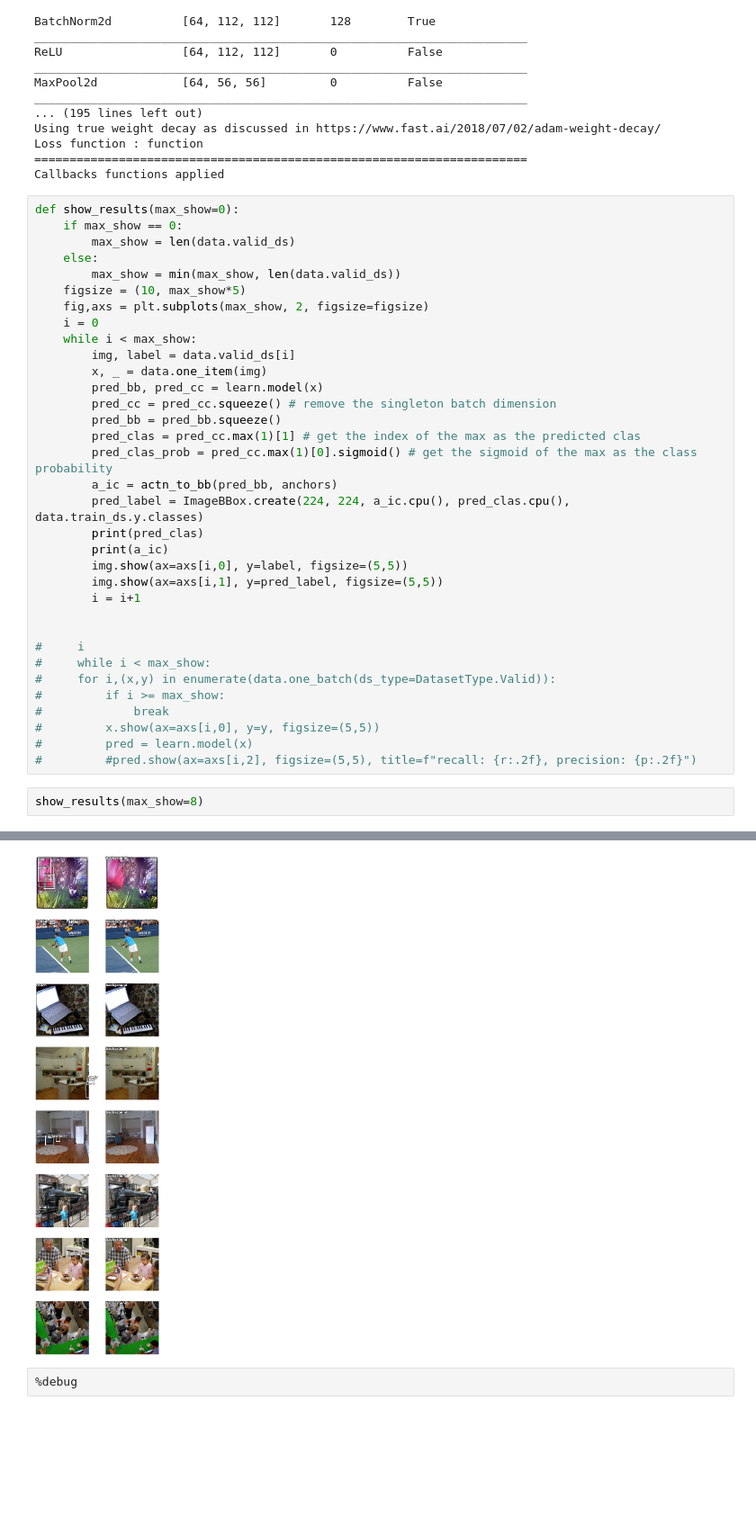
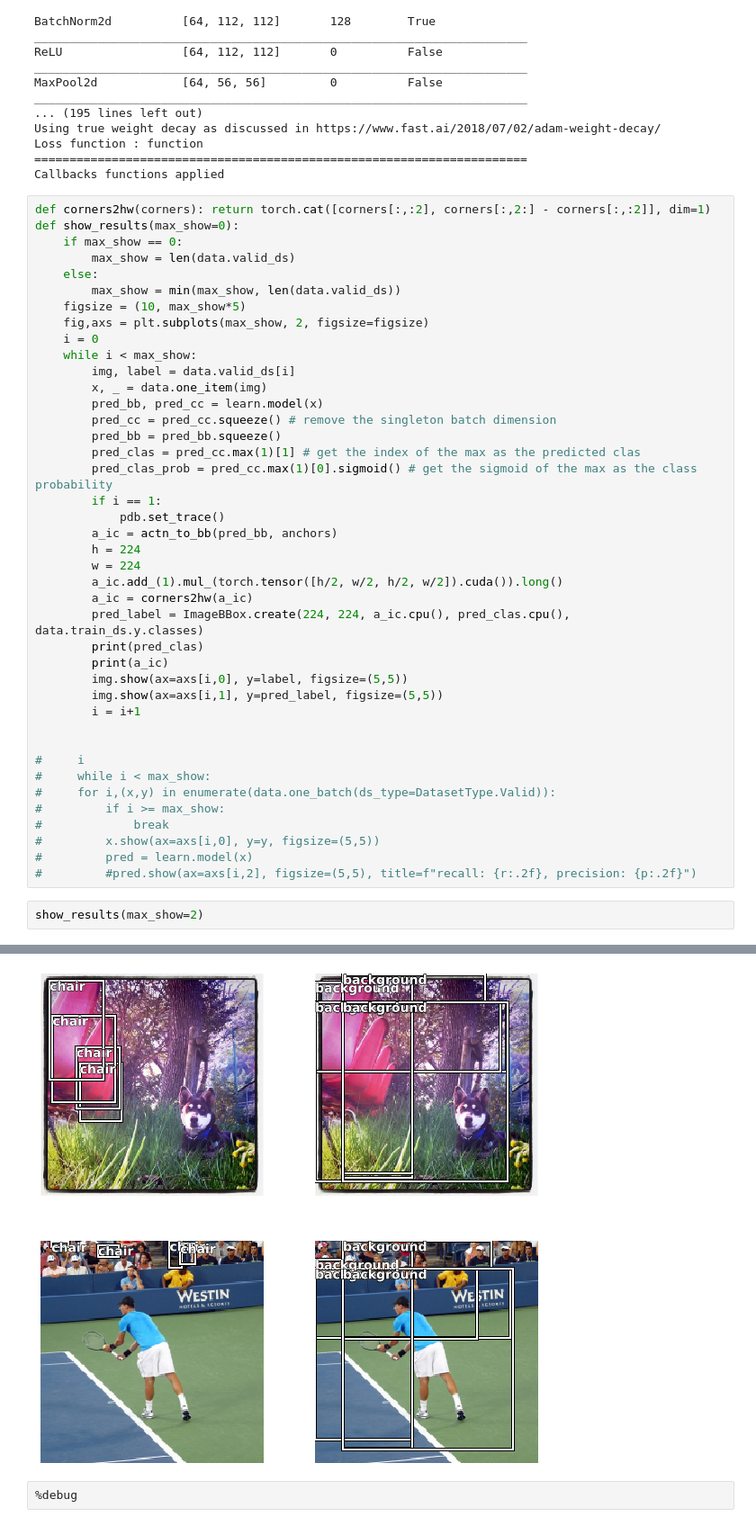
Before and after one commit to chosia/fastai-coco-object-detection, a Jupyter notebook: coco-object-detection.ipynb, the cells around one changed output, grey strips where cells are left out. Shown at 90% size. Drawn from its saved outputs; the diff is of its cells as text; blank space fills up the shorter version.

Commit message:
Figured out that ImageBBox expected the bboxes in the original format (top, left, height, width)*imgsize. Rewrote show_results to take this into account.

```diff
--- a/coco-object-detection.ipynb
+++ b/coco-object-detection.ipynb
@@ -1078,6 +1078,7 @@ Loss function : function
 ======================================================================
 Callbacks functions applied
 # %%
+def corners2hw(corners): return torch.cat([corners[:,:2], corners[:,2:] - corners[:,:2]], dim=1)
 def show_results(max_show=0):
     if max_show == 0:
         max_show = len(data.valid_ds)
@@ -1094,7 +1095,13 @@ def show_results(max_show=0):
         pred_bb = pred_bb.squeeze()
         pred_clas = pred_cc.max(1)[1] # get the index of the max as the predicted clas
         pred_clas_prob = pred_cc.max(1)[0].sigmoid() # get the sigmoid of the max as the class probability
+        if i == 1:
+            pdb.set_trace()
         a_ic = actn_to_bb(pred_bb, anchors)
+        h = 224
+        w = 224
+        a_ic.add_(1).mul_(torch.tensor([h/2, w/2, h/2, w/2]).cuda()).long()
+        a_ic = corners2hw(a_ic)
         pred_label = ImageBBox.create(224, 224, a_ic.cpu(), pred_clas.cpu(), data.train_ds.y.classes)
         print(pred_clas)
         print(a_ic)
@@ -1112,6 +1119,6 @@ def show_results(max_show=0):
 #         pred = learn.model(x)
 #         #pred.show(ax=axs[i,2], figsize=(5,5), title=f"recall: {r:.2f}, precision: {p:.2f}")
 # %%
-show_results(max_show=8)
+show_results(max_show=2)
 # %% [output]
 tensor([0, 0, 0, 0, 0, 0, 0, 0, 0, 0, 0, 0, 0, 0, 0, 0], device='cuda:0')
@@ -1133,5 +1140,5 @@ tensor([[-0.9258, -1.0944, -0.6757, -0.8444],
        grad_fn=<CatBackward>)
-[figure, old version]
+[figure, new version]
 # %%
 %debug
 # %%
```
Also changed, not shown: parts of 5 cells of this notebook.
